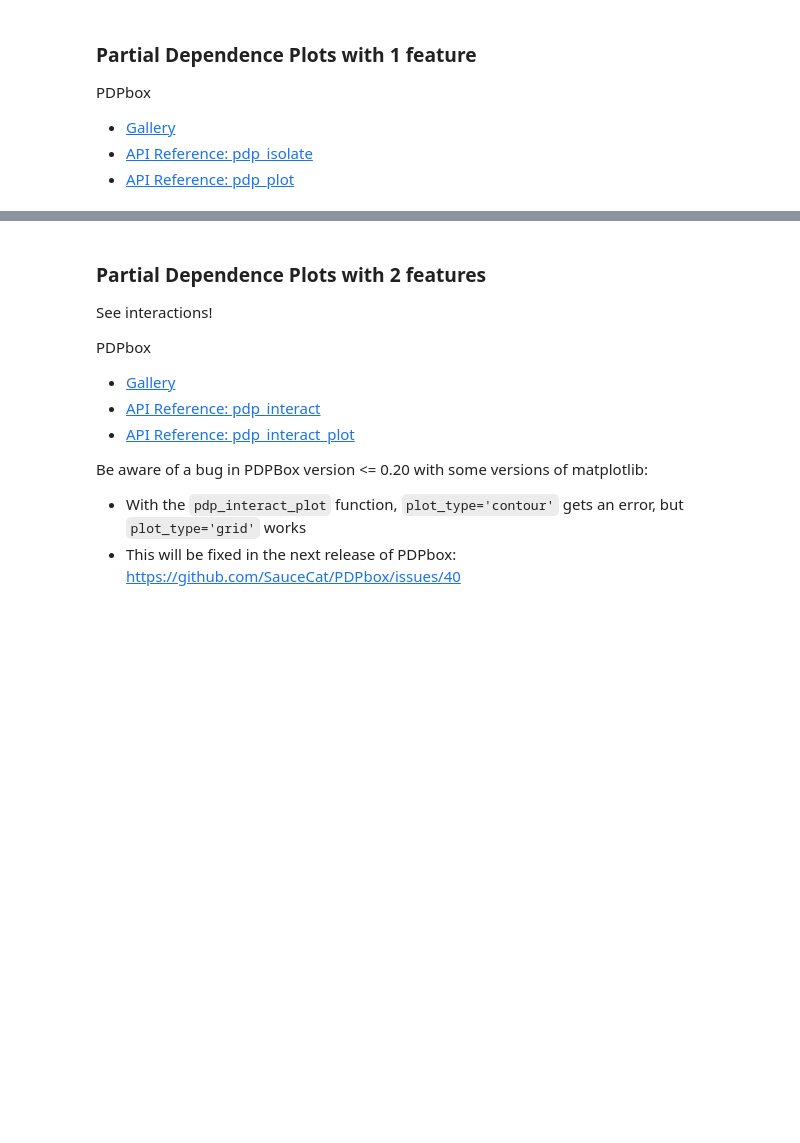
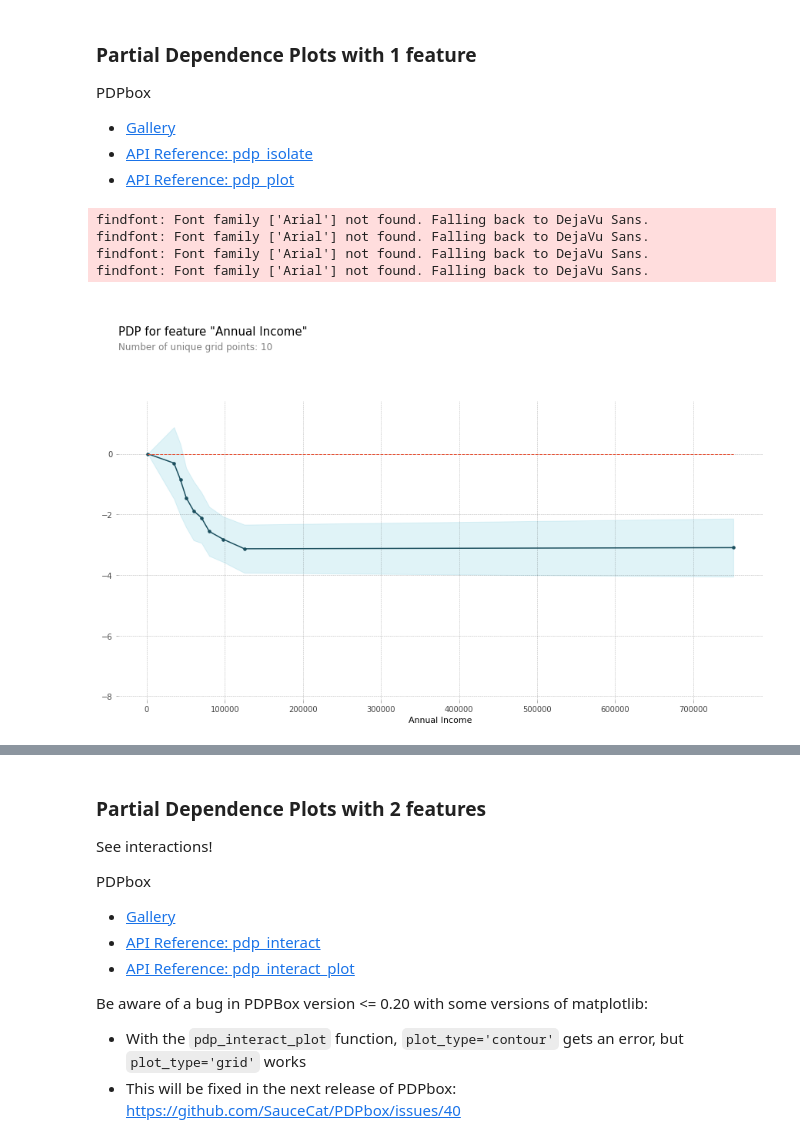
Before and after one commit to bloominstituteoftechnology/DS-Unit-2-Applied-Modeling, a Jupyter notebook: module4-model-interpretation/LS_DS_234.ipynb, the cells around one changed output, grey strips where cells are left out. Saved outputs shown, nothing was run; the diff lists cells and outputs as text; code cells hidden in the pictures; blank space fills up the shorter version.

```diff
--- a/module4-model-interpretation/LS_DS_234.ipynb
+++ b/module4-model-interpretation/LS_DS_234.ipynb
@@ -179,3 +202,22 @@ PDPbox
 # increase the dots per inch (double it), so the text isn't so fuzzy
 import matplotlib.pyplot as plt
 plt.rcParams['figure.dpi'] = 72
+# %%
+from pdpbox.pdp import pdp_isolate, pdp_plot
+
+feature = 'Annual Income'
+
+isolated = pdp_isolate(
+    model=gb,
+    dataset=X_val,
+    model_features=X_val.columns,
+    feature=feature
+)
+# %%
+pdp_plot(isolated, feature_name=feature);
+# %% [output]
+findfont: Font family ['Arial'] not found. Falling back to DejaVu Sans.
+findfont: Font family ['Arial'] not found. Falling back to DejaVu Sans.
+findfont: Font family ['Arial'] not found. Falling back to DejaVu Sans.
+findfont: Font family ['Arial'] not found. Falling back to DejaVu Sans.
+[figure, added]
```
Also changed, not shown: parts of 7 cells of this notebook.
